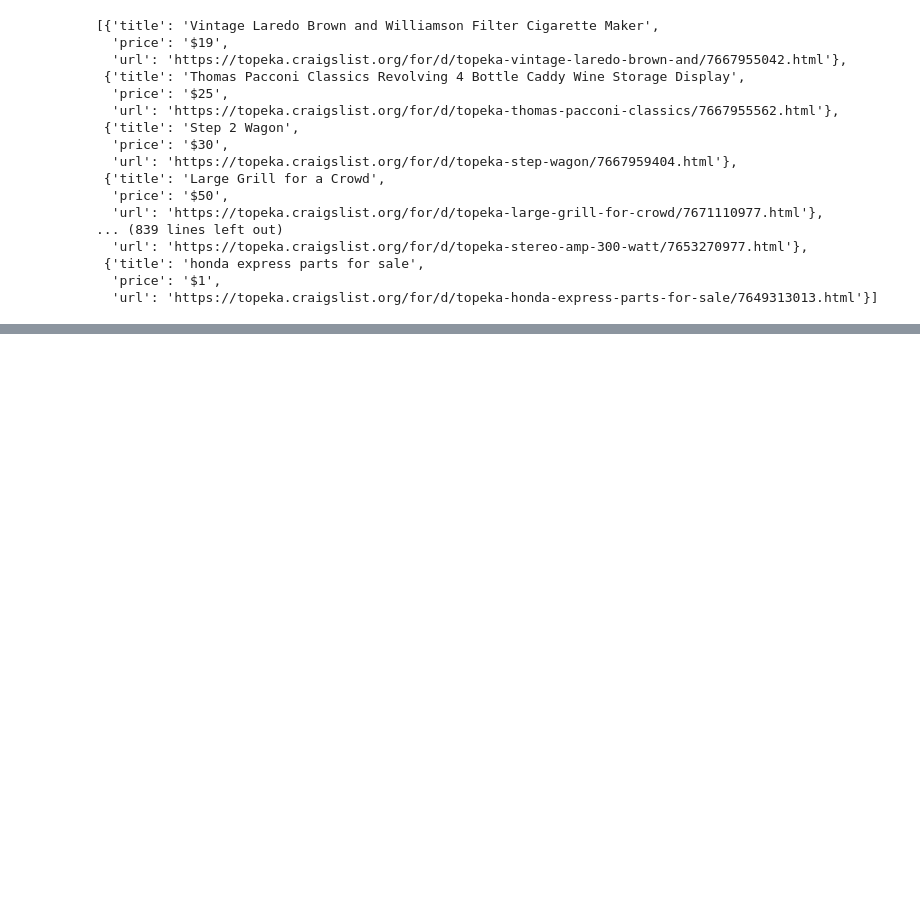
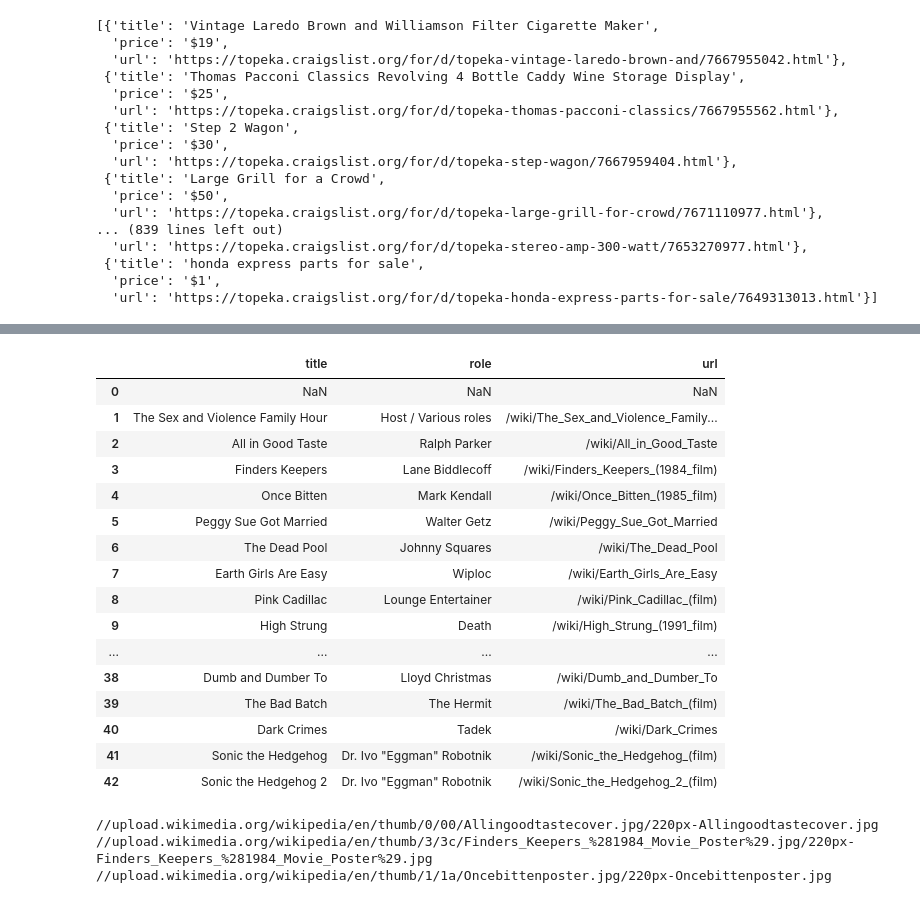
Before and after one commit to benjamenalford/DV_KU_7_2023, a Jupyter notebook: In Class/11-Data-Collection/2/Activities/craiglist.ipynb, the cells around one changed output, grey strips where cells are left out. Drawn from its saved outputs; the diff is of its cells as text; code cells hidden in the pictures; blank space fills up the shorter version.

Commit message:
scraping data

```diff
--- a/In Class/11-Data-Collection/2/Activities/craiglist.ipynb
+++ b/In Class/11-Data-Collection/2/Activities/craiglist.ipynb
@@ -54,0 +66,20 @@ cl_df.tail()
+# %%
+jim_film_soup = BeautifulSoup(requests.get(url).text)
+# %%
+jim_table_soup = jim_film_soup.find(id="bodyContent").find('table')
+# %%
+jim_rows = jim_table_soup.find('tbody').find_all('tr')
+# %%
+films =[]
+for r in jim_rows:
+    film = {}
+    tds = r.find_all('td')
+    if (len(tds)>0):
+        film['title'] = tds[0].text.strip()
+        film['role'] = tds[1].text.strip()
+        film['url'] = tds[0].find('a')['href']
+#    for td in r.find_all('td'):
+#        td_text = td.text.strip()
+#        print(td_text)
+    films.append(film)
+    print("*******")
@@ -54,0 +124,20 @@ cl_df.tail()
+# %%
+pd.DataFrame(films)
+# %% [output]
+|  | title | role | url |
+| 0 | NaN | NaN | NaN |
+| 1 | The Sex and Violence Family Hour | Host / Various roles | /wiki/The_Sex_and_Violence_Family... |
+| 2 | All in Good Taste | Ralph Parker | /wiki/All_in_Good_Taste |
+| 3 | Finders Keepers | Lane Biddlecoff | /wiki/Finders_Keepers_(1984_film) |
+| 4 | Once Bitten | Mark Kendall | /wiki/Once_Bitten_(1985_film) |
+| 5 | Peggy Sue Got Married | Walter Getz | /wiki/Peggy_Sue_Got_Married |
+| 6 | The Dead Pool | Johnny Squares | /wiki/The_Dead_Pool |
+| 7 | Earth Girls Are Easy | Wiploc | /wiki/Earth_Girls_Are_Easy |
+| 8 | Pink Cadillac | Lounge Entertainer | /wiki/Pink_Cadillac_(film) |
+| 9 | High Strung | Death | /wiki/High_Strung_(1991_film) |
+| ... | ... | ... | ... |
+| 38 | Dumb and Dumber To | Lloyd Christmas | /wiki/Dumb_and_Dumber_To |
+| 39 | The Bad Batch | The Hermit | /wiki/The_Bad_Batch_(film) |
+| 40 | Dark Crimes | Tadek | /wiki/Dark_Crimes |
+| 41 | Sonic the Hedgehog | Dr. Ivo "Eggman" Robotnik | /wiki/Sonic_the_Hedgehog_(film) |
+| 42 | Sonic the Hedgehog 2 | Dr. Ivo "Eggman" Robotnik | /wiki/Sonic_the_Hedgehog_2_(film) |
@@ -54,0 +146,12 @@ cl_df.tail()
+# %%
+for f in films[:5]:
+    if ('url' in f):
+        new_url = base_url +f['url']
+        film_soup = BeautifulSoup(requests.get(new_url).text)
+        i = film_soup.find('table', class_='infobox').find('img')
+        if (i):
+            print(i['src'])
+# %% [output]
+//upload.wikimedia.org/wikipedia/en/thumb/0/00/Allingoodtastecover.jpg/220px-Allingoodtastecover.jpg
+//upload.wikimedia.org/wikipedia/en/thumb/3/3c/Finders_Keepers_%281984_Movie_Poster%29.jpg/220px-Finders_Keepers_%281984_Movie_Poster%29.jpg
+//upload.wikimedia.org/wikipedia/en/thumb/1/1a/Oncebittenposter.jpg/220px-Oncebittenposter.jpg
```
Also changed, not shown: parts of 6 cells of this notebook, 1 other file.
